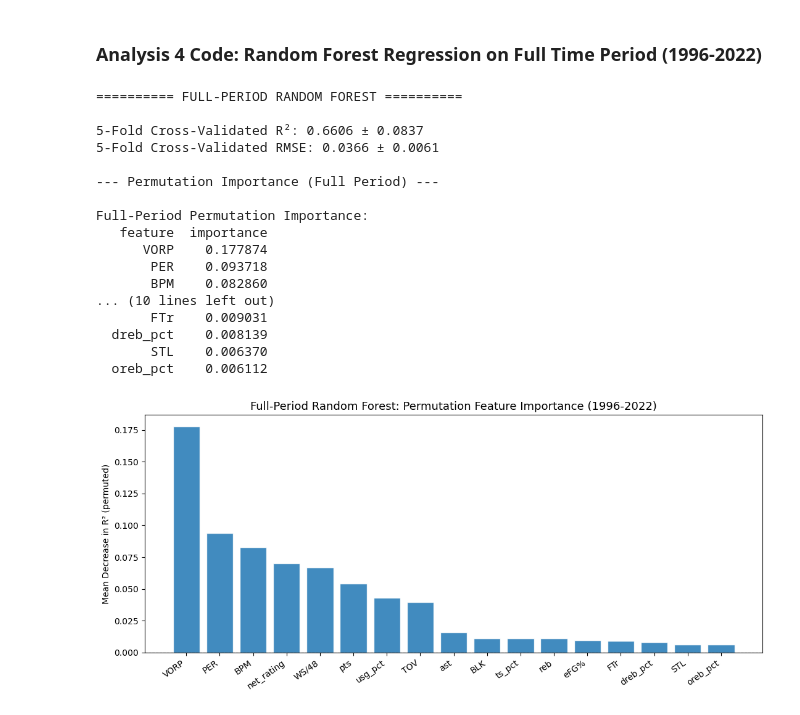
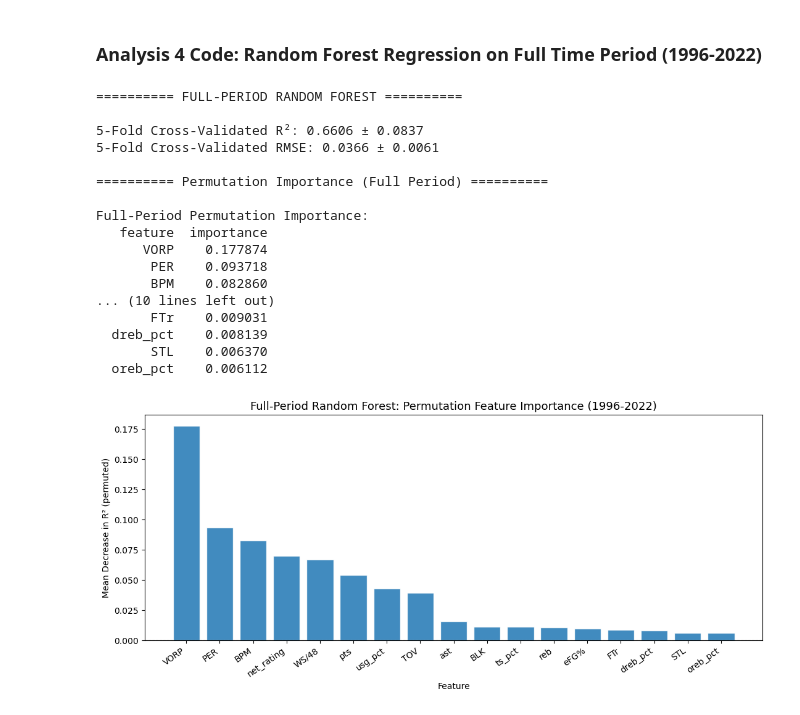
Before and after one commit to COGS108/Group-SP26-076, a Jupyter notebook: models/RandomForestRegression.ipynb, the cells around one changed output. Cells and saved outputs as stored; diff of their text form; code cells hidden in the pictures.

Commit message:
Clean up figures

```diff
--- a/models/RandomForestRegression.ipynb
+++ b/models/RandomForestRegression.ipynb
@@ -81,7 +81,7 @@ pd.Series(metrics).to_csv('../results/rf_full_metrics.csv')
 
 
 # run permutation importance on the features for the full period random forest regression model
-print("\n--- Permutation Importance (Full Period) ---")
+print("\n========== Permutation Importance (Full Period) ==========")
 
 perm_full = permutation_importance(
     rf_full, X, y,
@@ -102,35 +102,36 @@ print(perm_full_df.to_string(index=False))
 fig, ax = plt.subplots(figsize=(11, 5))
 ax.bar(
     perm_full_df['feature'], perm_full_df['importance'],
     edgecolor='white', capsize=4, alpha=0.85
 )
 ax.axhline(0, color='black', linewidth=0.8, linestyle='--')
 ax.set_xticks(range(len(perm_full_df['feature'])))
 ax.set_xticklabels(perm_full_df['feature'], rotation=35, ha='right')
+ax.set_xlabel('Feature')
 ax.set_ylabel('Mean Decrease in R² (permuted)')
 ax.set_title('Full-Period Random Forest: Permutation Feature Importance (1996-2022)', fontsize=13)
 plt.tight_layout()
 plt.savefig('../results/rf_permutation_importance_full.png', dpi=150, bbox_inches='tight')
 plt.show()
 # %% [output]
 ========== FULL-PERIOD RANDOM FOREST ==========
 
 5-Fold Cross-Validated R²: 0.6606 ± 0.0837
 5-Fold Cross-Validated RMSE: 0.0366 ± 0.0061
 
---- Permutation Importance (Full Period) ---
+========== Permutation Importance (Full Period) ==========
 
 Full-Period Permutation Importance:
    feature  importance
       VORP    0.177874
        PER    0.093718
        BPM    0.082860
 ... (10 lines left out)
        FTr    0.009031
   dreb_pct    0.008139
        STL    0.006370
   oreb_pct    0.006112
-[figure, old version]
+[figure, new version]
 # %%
 # This cell sets up and carries out the era-split Random Forest Regression on all players within the dataset
 # stratified by the pre-analytics (1996-2004) and modern eras (2004-2022)
```
Also changed, not shown: parts of 1 cell of this notebook, 3 other files.
